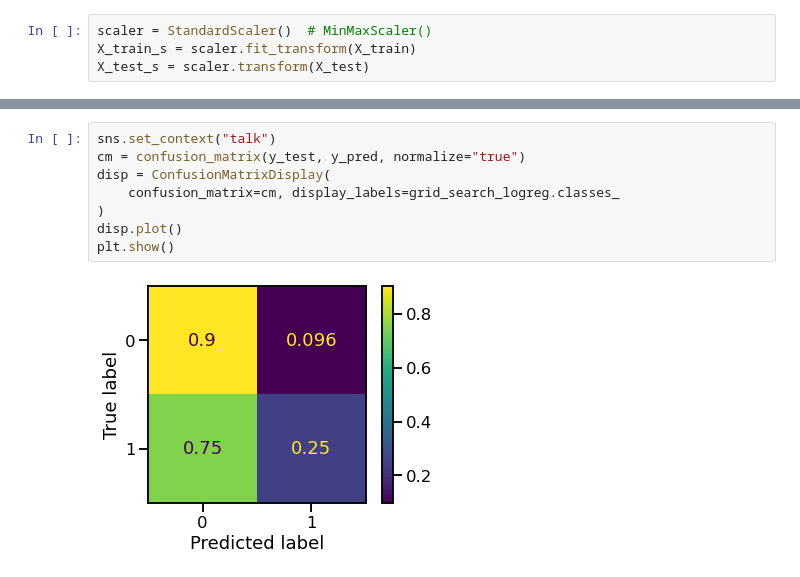
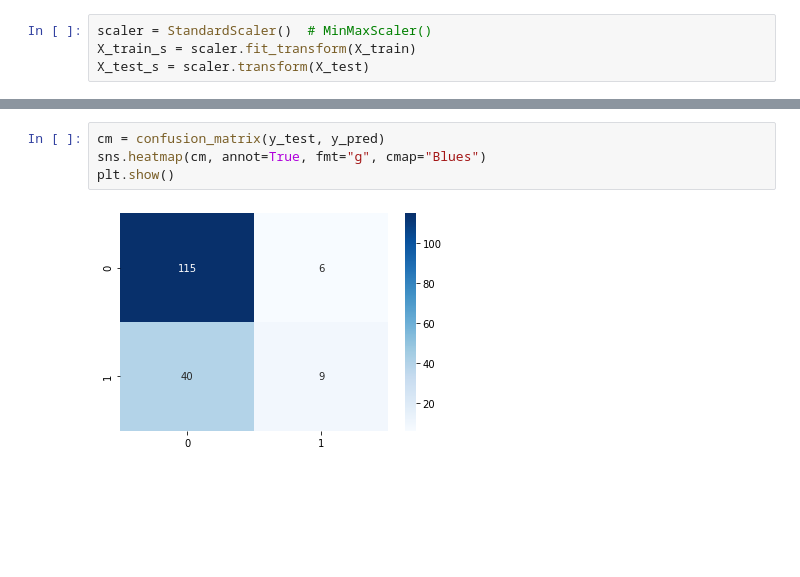
Before and after one commit to gkrampah/Classifiers, a Jupyter notebook: project.ipynb, the cells around one changed output, grey strips where cells are left out. Cells and saved outputs as stored; diff of their text form; blank space fills up the shorter version.

```diff
--- a/project.ipynb
+++ b/project.ipynb
@@ -546,13 +585,9 @@ Best score (accuracy):
-# %%
-sns.set_context("talk")
-cm = confusion_matrix(y_test, y_pred, normalize="true")
-disp = ConfusionMatrixDisplay(
-    confusion_matrix=cm, display_labels=grid_search_logreg.classes_
-)
-disp.plot()
-plt.show()
-# %% [output]
-[figure, removed]
+# %%
+cm = confusion_matrix(y_test, y_pred)
+sns.heatmap(cm, annot=True, fmt="g", cmap="Blues")
+plt.show()
+# %% [output]
+[figure, added]
 # %%
 # KNN
 
```
Also changed, not shown: parts of 41 cells of this notebook.
